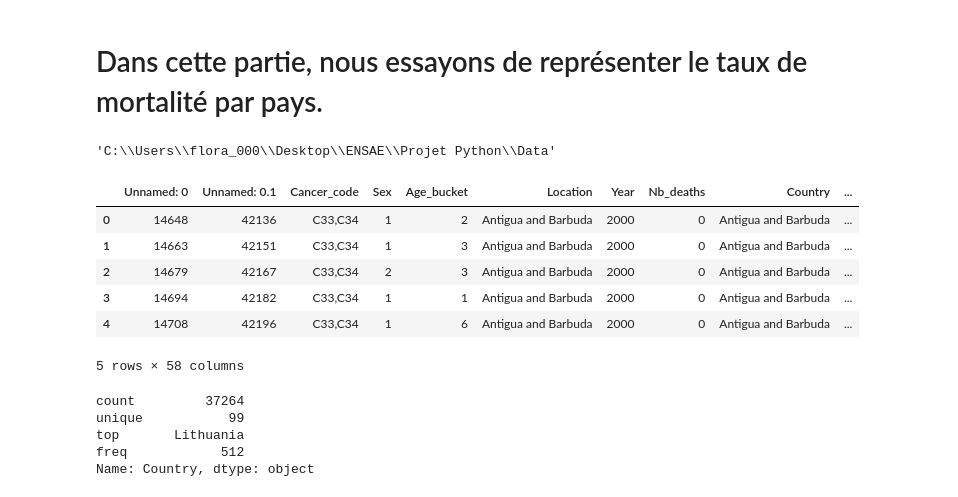
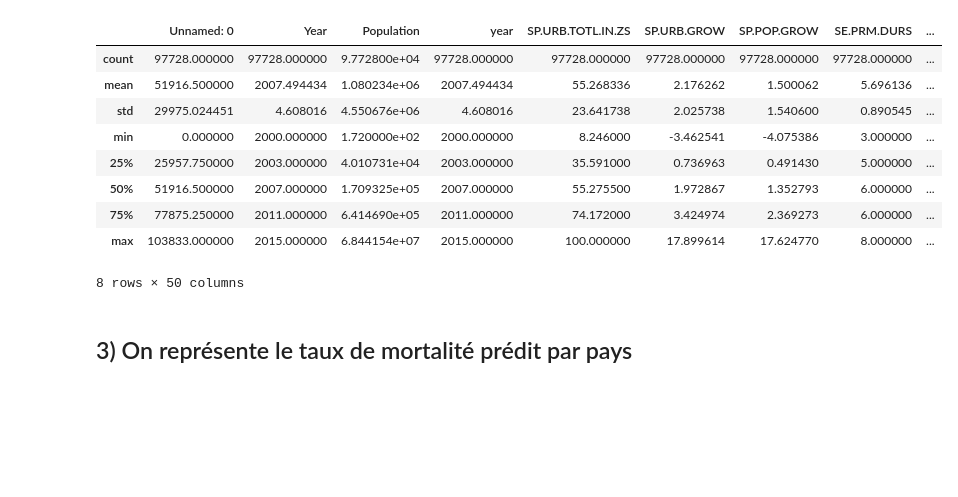
Before and after one commit to assitanDiarra/ENSAE_Python, a Jupyter notebook: 3. Prédiction de la carte finale.ipynb, the cells around one changed output. Drawn from its saved outputs; the diff is of its cells as text; code cells hidden in the pictures; blank space fills up the shorter version.

```diff
--- a/3. Prédiction de la carte finale.ipynb
+++ b/3. Prédiction de la carte finale.ipynb
@@ -0,0 +76,27 @@
+# %%
+%%time
+# le modèle final est le suivant :
+
+# Etape 1 : définition des paramètres
+RF = RandomForestRegressor(n_estimators=10,max_depth=19,max_features=24)
+
+# Etape 2 : apprentissage
+RF = RF.fit(X_train, Y_train)
+
+# Etape 3 : prédiction
+Y_pred_train = RF.predict(X_train)
+Y_pred_test  = RF.predict(X_test)
+
+# Etape 4 : evaluation  (on calcule l'erreur)
+
+# on calcule l'erreur (RMSE)
+err_train = metrics.mean_squared_error(Y_pred_train, Y_train)**0.5
+err_test = metrics.mean_squared_error(Y_pred_test, Y_test)**0.5
+print("RMSE_train", err_train)
+print("RMSE_test", err_test)
+
+# R2
+R2_train = RF.score(X_train , Y_train)
+R2_test = RF.score(X_test, Y_test)
+print("R2_train",R2_train)
+print("R2_test",R2_test)
@@ -1,35 +197,17 @@
+# %%
+# on ajoute le taux de mortalité prédit à la base de donnée
+df_pred['Pred_Mortality_rate'] = Y_pred
+df_pred.describe()
+# %% [output]
+|  | Unnamed: 0 | Year | Population | year | SP.URB.TOTL.IN.ZS | SP.URB.GROW | SP.POP.GROW | SE.PRM.DURS | ... |
+| count | 97728.000000 | 97728.000000 | 9.772800e+04 | 97728.000000 | 97728.000000 | 97728.000000 | 97728.000000 | 97728.000000 | ... |
+| mean | 51916.500000 | 2007.494434 | 1.080234e+06 | 2007.494434 | 55.268336 | 2.176262 | 1.500062 | 5.696136 | ... |
+| std | 29975.024451 | 4.608016 | 4.550676e+06 | 4.608016 | 23.641738 | 2.025738 | 1.540600 | 0.890545 | ... |
+| min | 0.000000 | 2000.000000 | 1.720000e+02 | 2000.000000 | 8.246000 | -3.462541 | -4.075386 | 3.000000 | ... |
+| 25% | 25957.750000 | 2003.000000 | 4.010731e+04 | 2003.000000 | 35.591000 | 0.736963 | 0.491430 | 5.000000 | ... |
+| 50% | 51916.500000 | 2007.000000 | 1.709325e+05 | 2007.000000 | 55.275500 | 1.972867 | 1.352793 | 6.000000 | ... |
+| 75% | 77875.250000 | 2011.000000 | 6.414690e+05 | 2011.000000 | 74.172000 | 3.424974 | 2.369273 | 6.000000 | ... |
+| max | 103833.000000 | 2015.000000 | 6.844154e+07 | 2015.000000 | 100.000000 | 17.899614 | 17.624770 | 8.000000 | ... |
+8 rows × 50 columns
 # %% [markdown]
-# Dans cette partie, nous essayons de représenter le taux de mortalité par pays.
+## 3) On représente le taux de mortalité prédit par pays
-# %%
-import numpy as np
-import pandas as pd
-%matplotlib inline
-import cartopy.crs as ccrs
-import matplotlib.pyplot as plt
-import cartopy.io.shapereader as shpreader
-import matplotlib.patches as mpatches
-import os
-os.chdir("C:/Users/flora_000/Desktop/ENSAE/Projet Python/Data")
-os.getcwd()
-# %% [output]
-'C:\\Users\\flora_000\\Desktop\\ENSAE\\Projet Python\\Data'
-# %%
-# on importe la base de donnée finale
-data= pd.read_csv('data.csv',delimiter=',',low_memory=False)
-data.head()
-# %% [output]
-|  | Unnamed: 0 | Unnamed: 0.1 | Cancer_code | Sex | Age_bucket | Location | Year | Nb_deaths | Country | ... |
-| 0 | 14648 | 42136 | C33,C34 | 1 | 2 | Antigua and Barbuda | 2000 | 0 | Antigua and Barbuda | ... |
-| 1 | 14663 | 42151 | C33,C34 | 1 | 3 | Antigua and Barbuda | 2000 | 0 | Antigua and Barbuda | ... |
-| 2 | 14679 | 42167 | C33,C34 | 2 | 3 | Antigua and Barbuda | 2000 | 0 | Antigua and Barbuda | ... |
-| 3 | 14694 | 42182 | C33,C34 | 1 | 1 | Antigua and Barbuda | 2000 | 0 | Antigua and Barbuda | ... |
-| 4 | 14708 | 42196 | C33,C34 | 1 | 6 | Antigua and Barbuda | 2000 | 0 | Antigua and Barbuda | ... |
-5 rows × 58 columns
-# %%
-data['Country'].describe()
-# %% [output]
-count         37264
-unique           99
-top       Lithuania
-freq            512
-Name: Country, dtype: object
```
Also changed, not shown: parts of 32 cells of this notebook.
